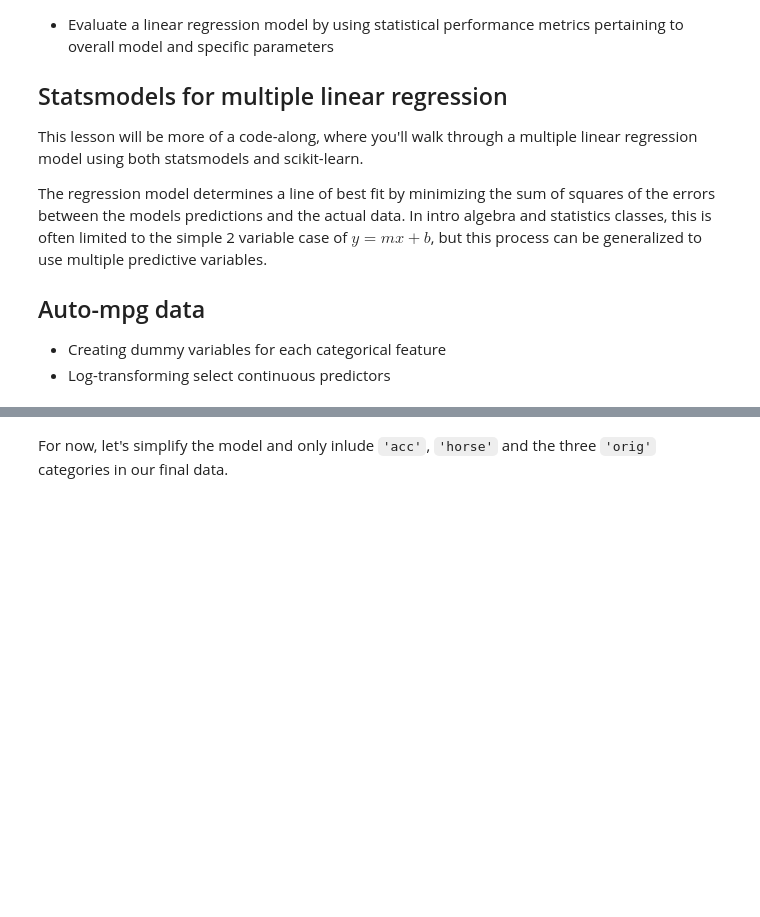
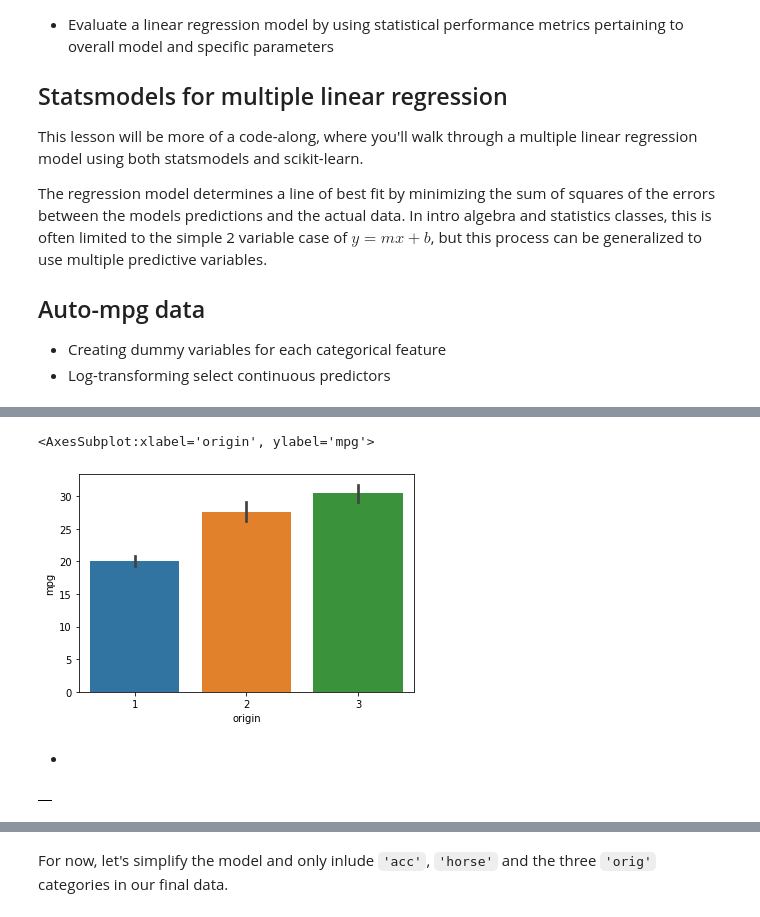
Before and after one commit to angelaaaateng/ftw_python, a Jupyter notebook: B7_EDA/Multiple_Linear_Reg.ipynb, the cells around one changed output, grey strips where cells are left out. Cells and saved outputs as stored; diff of their text form; code cells hidden in the pictures; blank space fills up the shorter version.

```diff
--- a/B7_EDA/Multiple_Linear_Reg.ipynb
+++ b/B7_EDA/Multiple_Linear_Reg.ipynb
@@ -22 +123,10 @@ The regression model determines a line of best fit by minimizing the sum of squa
+# %%
+# origin
+sns.barplot(data=data, x="origin", y="mpg",
+           estimator=np.average)
+# %% [output]
+<AxesSubplot:xlabel='origin', ylabel='mpg'>
+[figure, added]
+# %% [markdown]
+-
 # %%
@@ -47,0 +143,5 @@ data_fin = pd.concat([mpg, data_fin, cyl_dummies, yr_dummies, orig_dummies], axi
+# %%
+data_fin = pd.DataFrame([])
+data_fin
+# %% [output]
+|  |
```
Also changed, not shown: parts of 27 cells of this notebook.
